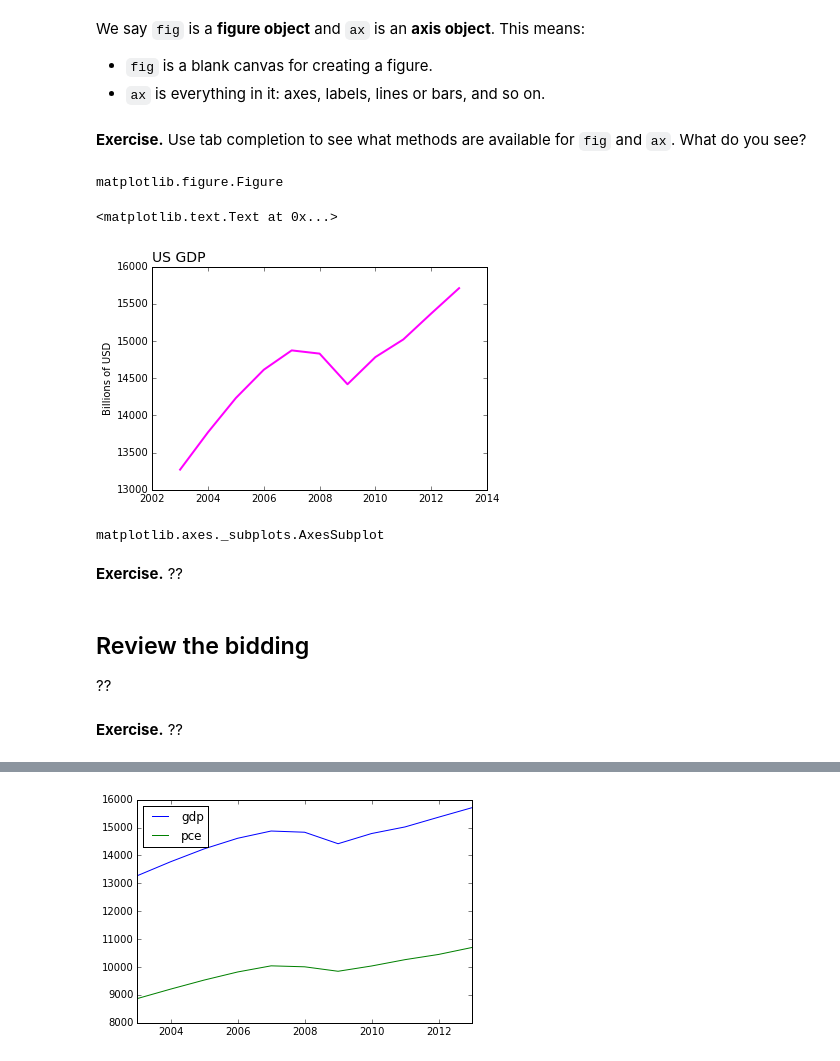
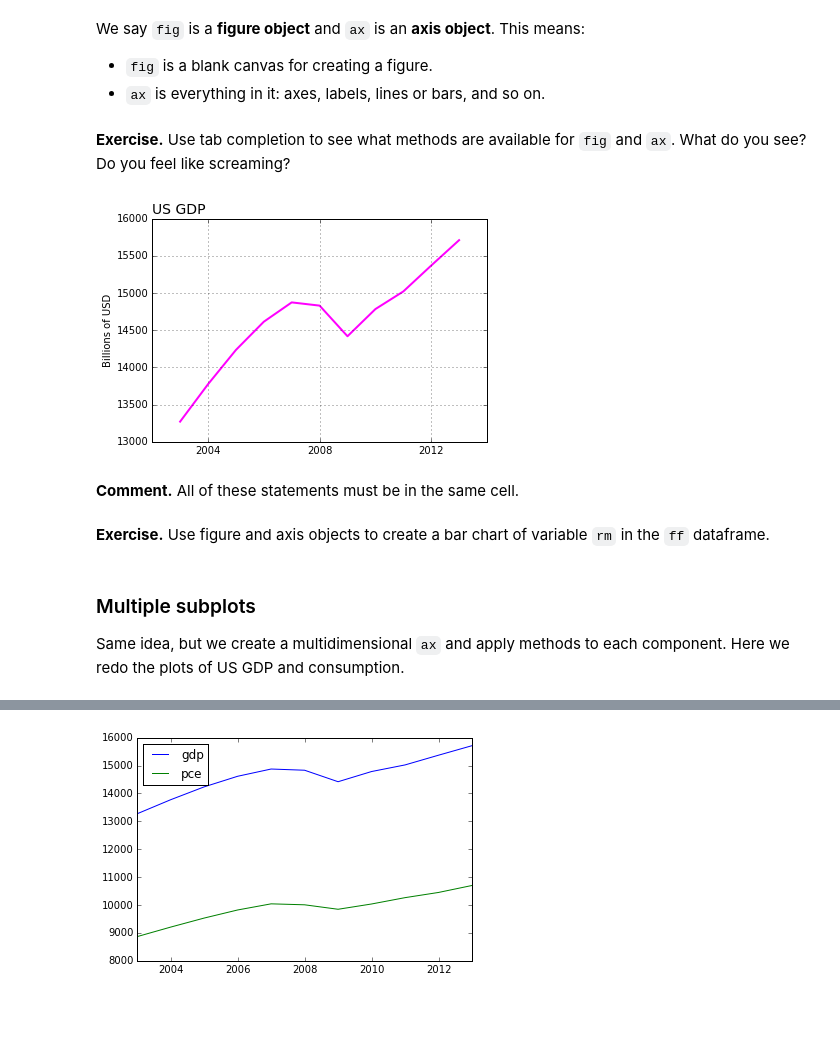
Before and after one commit to DaveBackus/Data_Bootcamp, a Jupyter notebook: Code/IPython/bootcamp_graphics_1.ipynb, the cells around one changed output, grey strips where cells are left out. Drawn from its saved outputs; the diff is of its cells as text; code cells hidden in the pictures; blank space fills up the shorter version.

```diff
--- a/Code/IPython/bootcamp_graphics_1.ipynb
+++ b/Code/IPython/bootcamp_graphics_1.ipynb
@@ -50,9 +63,9 @@ gdp  = [13271.1, 13773.5, 14234.2, 14613.8, 14873.7, 14830.4, 14418.7,
         14783.8, 15020.6, 15369.2, 15710.3]
 pce  = [8867.6, 9208.2, 9531.8, 9821.7, 10041.6, 10007.2, 9847.0, 10036.3,
         10263.5, 10449.7, 10699.7]
-year = [2003, 2004, 2005, 2006, 2007, 2008, 2009, 2010, 2011, 2012, 2013]
+year = list(range(2003,2014))        # use range for years 2003-2013
 
 # create dataframe from dictionary
 us = pd.DataFrame({'gdp': gdp, 'pce': pce}, index=year)
-print(us)
+print(us.head(3))
 # %% [output]
@@ -233,35 +290,28 @@ We say `fig` is a **figure object** and `ax` is an **axis object**.  This means:
 * `fig` is a blank canvas for creating a figure.
 * `ax` is everything in it:  axes, labels, lines or bars, and so on.
 # %% [markdown]
-**Exercise.** Use tab completion to see what methods are available for `fig` and `ax`.  What do you see?
+**Exercise.** Use tab completion to see what methods are available for `fig` and `ax`.  What do you see?  Do you feel like screaming?
-# %%
-type(fig)
-# %% [output]
-matplotlib.figure.Figure
 # %%
-# let's try that again
+# let's try that again, this time with content
 # create objects
 fig, ax = plt.subplots()
 
-# add things to figure by applying methods to ax
+# add things by applying methods to ax
 ax.plot(us.index, us['gdp'], linewidth=2, color='magenta')
 ax.set_title('US GDP', fontsize=14, loc='left')
 ax.set_ylabel('Billions of USD')
+ax.set_xticks([2004, 2008, 2012])
+ax.grid(True)
 # %% [output]
-<matplotlib.text.Text at 0x...>
-[figure, old version]
+[figure, new version]
+# %% [markdown]
+**Comment.** All of these statements must be in the same cell.
 # %%
 # a figure method: save figure as a pdf
 fig.savefig('../Temp/us_gdp.pdf')
-# %%
-type(ax)
-# %% [output]
-matplotlib.axes._subplots.AxesSubplot
-# %% [markdown]
-**Exercise.** ??
-# %% [markdown]
-## Review the bidding
-
-??
-# %% [markdown]
-**Exercise.** ??
+# %% [markdown]
+**Exercise.** Use figure and axis objects to create a bar chart of variable `rm` in the `ff` dataframe.
+# %% [markdown]
+### Multiple subplots
+
+Same idea, but we create a multidimensional `ax` and apply methods to each component. Here we redo the plots of US GDP and consumption.
```
Also changed, not shown: parts of 83 cells of this notebook, 1 other file.
